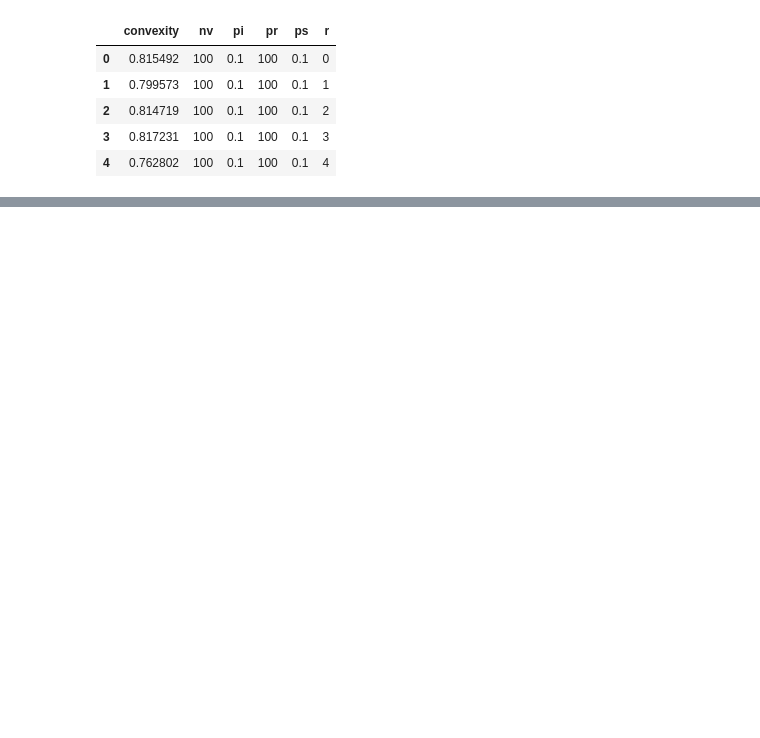
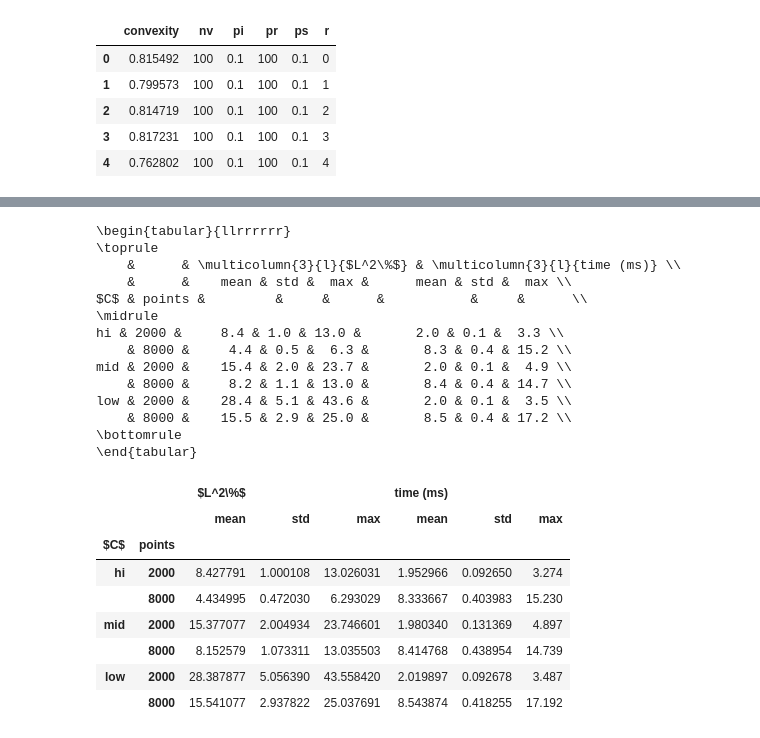
Before and after one commit to JeremyBYU/concavehull-evaluation, a Jupyter notebook: analysis/MonteCarlo Polygon Generation.ipynb, the cells around one changed output, grey strips where cells are left out. Cells and saved outputs as stored; diff of their text form; code cells hidden in the pictures; blank space fills up the shorter version.

```diff
--- a/analysis/MonteCarlo Polygon Generation.ipynb
+++ b/analysis/MonteCarlo Polygon Generation.ipynb
@@ -59,0 +84,41 @@ sns.distplot(df['convexity'])
+# %%
+convexity_hi = 0.75
+convexity_mid = 0.55
+def get_catergory(x):
+    if x >= convexity_hi:
+        return 'hi'
+    elif x >= convexity_mid:
+        return "mid"
+    return "low"
+
+df['$C$'] = df['convexity'].map(get_catergory)
+df_result = df.groupby(['$C$', 'points']).agg(
+    {'l2_norm':['mean','std', 'max'],'time':['mean', 'std', 'max']})
+df_result= df_result.rename(columns={"l2_norm": "$L^2\%$", "time": "time (ms)"})
+df_result = df_result.reindex(['hi', 'mid', 'low'], level='$C$')
+print(df_result.to_latex(escape=False, float_format="%.1f"))
+df_result
+# %% [output]
+\begin{tabular}{llrrrrrr}
+\toprule
+    &      & \multicolumn{3}{l}{$L^2\%$} & \multicolumn{3}{l}{time (ms)} \\
+    &      &    mean & std &  max &      mean & std &  max \\
+$C$ & points &         &     &      &           &     &      \\
+\midrule
+hi & 2000 &     8.4 & 1.0 & 13.0 &       2.0 & 0.1 &  3.3 \\
+    & 8000 &     4.4 & 0.5 &  6.3 &       8.3 & 0.4 & 15.2 \\
+mid & 2000 &    15.4 & 2.0 & 23.7 &       2.0 & 0.1 &  4.9 \\
+    & 8000 &     8.2 & 1.1 & 13.0 &       8.4 & 0.4 & 14.7 \\
+low & 2000 &    28.4 & 5.1 & 43.6 &       2.0 & 0.1 &  3.5 \\
+    & 8000 &    15.5 & 2.9 & 25.0 &       8.5 & 0.4 & 17.2 \\
+\bottomrule
+\end{tabular}
+|  |  | $L^2\%$ |  |  | time (ms) |  |  |
+|  |  | mean | std | max | mean | std | max |
+| $C$ | points |  |  |  |  |  |  |
+| hi | 2000 | 8.427791 | 1.000108 | 13.026031 | 1.952966 | 0.092650 | 3.274 |
+|  | 8000 | 4.434995 | 0.472030 | 6.293029 | 8.333667 | 0.403983 | 15.230 |
+| mid | 2000 | 15.377077 | 2.004934 | 23.746601 | 1.980340 | 0.131369 | 4.897 |
+|  | 8000 | 8.152579 | 1.073311 | 13.035503 | 8.414768 | 0.438954 | 14.739 |
+| low | 2000 | 28.387877 | 5.056390 | 43.558420 | 2.019897 | 0.092678 | 3.487 |
+|  | 8000 | 15.541077 | 2.937822 | 25.037691 | 8.543874 | 0.418255 | 17.192 |
```
Also changed, not shown: parts of 8 cells of this notebook, 5 other files.
